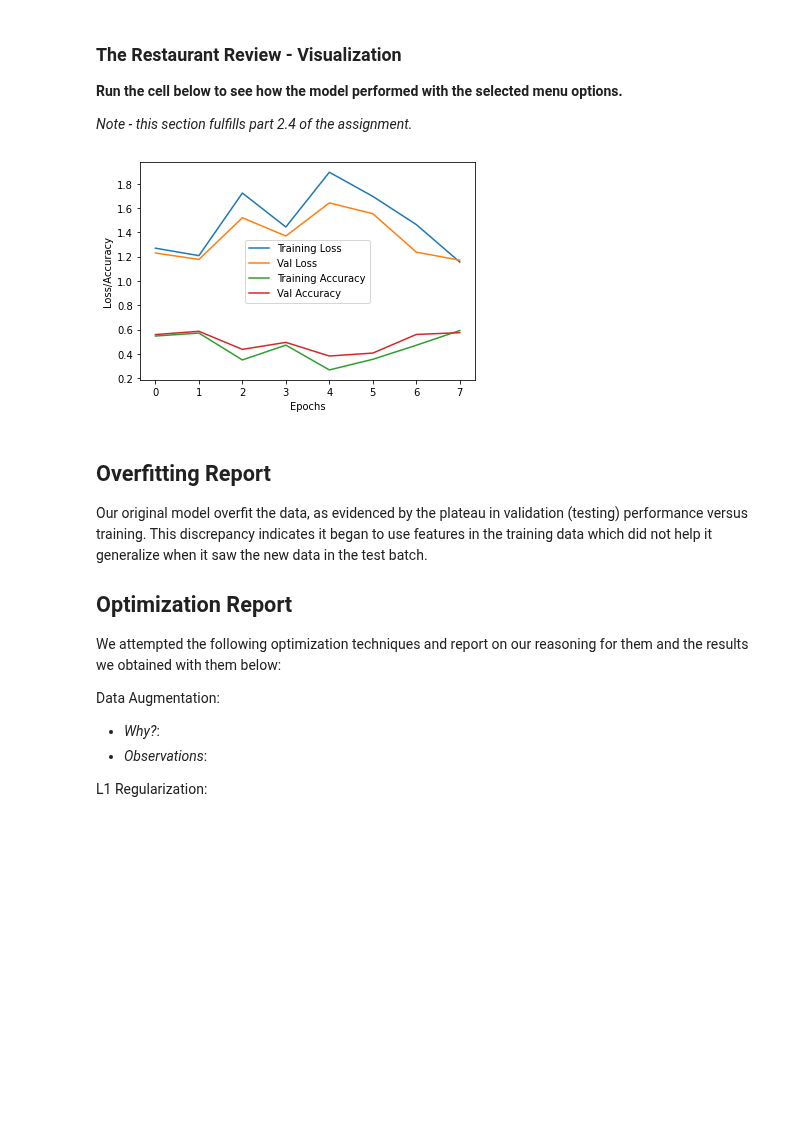
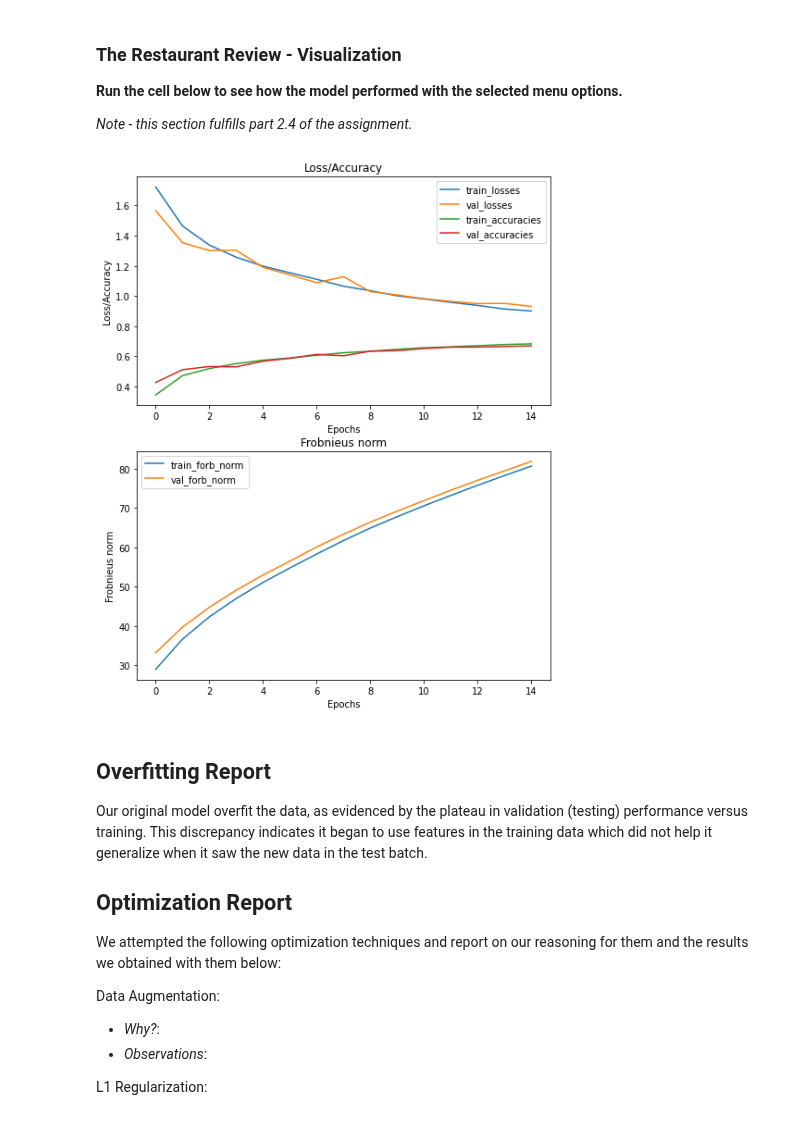
Before and after one commit to pippowell/IANNwTFGr10, a Jupyter notebook: Homework/06/Gr10HW06.ipynb, the cells around one changed output. Drawn from its saved outputs; the diff is of its cells as text; code cells hidden in the pictures; blank space fills up the shorter version.

Commit message:
plotting

```diff
--- a/Homework/06/Gr10HW06.ipynb
+++ b/Homework/06/Gr10HW06.ipynb
@@ -496,21 +542,38 @@ training_es(network)
 **Run the cell below to see how the model performed with the selected menu options.**
 
 *Note - this section fulfills part 2.4 of the assignment.*
-# %%
-# visualize the results
-
-fig = plt.figure()
-line1, = plt.plot(train_losses)
-line2, = plt.plot(val_losses)
-line3, = plt.plot(train_accuracies)
-line4, = plt.plot(val_accuracies)
-plt.xlabel("Epochs")
-plt.ylabel("Loss/Accuracy")
-plt.legend((line1,line2,line3,line4),("Training Loss","Val Loss","Training Accuracy","Val Accuracy"))
-fig.savefig("CNN Performance CIFAR-10")
-plt.show()
-# %% [output]
-[figure, removed]
+# %%
+# visualize the results
+fig, (ax1, ax2) = plt.subplots(2, 1, figsize=(8, 10))
+
+ax1.set_title("Loss/Accuracy")
+ax1.plot(train_losses, label='train_losses')
+ax1.plot(val_losses, label='val_losses')
+ax1.plot(train_accuracies, label='train_accuracies')
+ax1.plot(val_accuracies, label='val_accuracies')
+
+ax1.set_xlabel("Epochs")
+ax1.set_ylabel("Loss/Accuracy")
+ax1.legend()
+
+ax2.set_title("Frobnieus norm")
+ax2.plot(train_forb_norm, label='train_forb_norm')
+ax2.plot(val_forb_norm, label='val_forb_norm')
+
+ax2.set_xlabel("Epochs")
+ax2.set_ylabel("Frobnieus norm")
+ax2.legend()
+
+# fig.savefig("CNN Original")
+# fig.savefig("CNN L1")
+fig.savefig("CNN L2")
+# fig.savefig("CNN Dropout")
+# fig.savefig("CNN BatchNorm")
+# fig.savefig("CNN EarlyStop")
+
+plt.show()
+# %% [output]
+[figure, added]
 # %% [markdown]
 ## Overfitting Report
 
```
Also changed, not shown: parts of 10 cells of this notebook, 29 other files.
